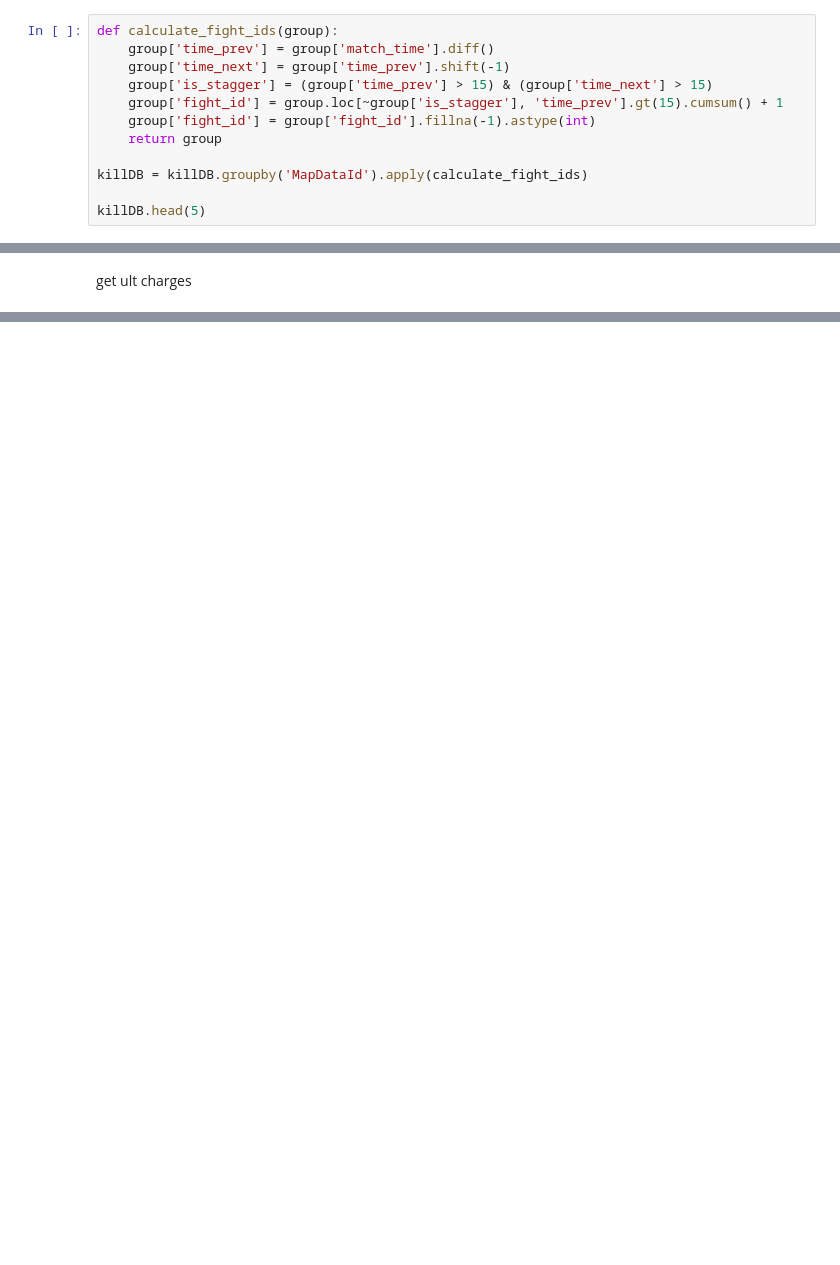
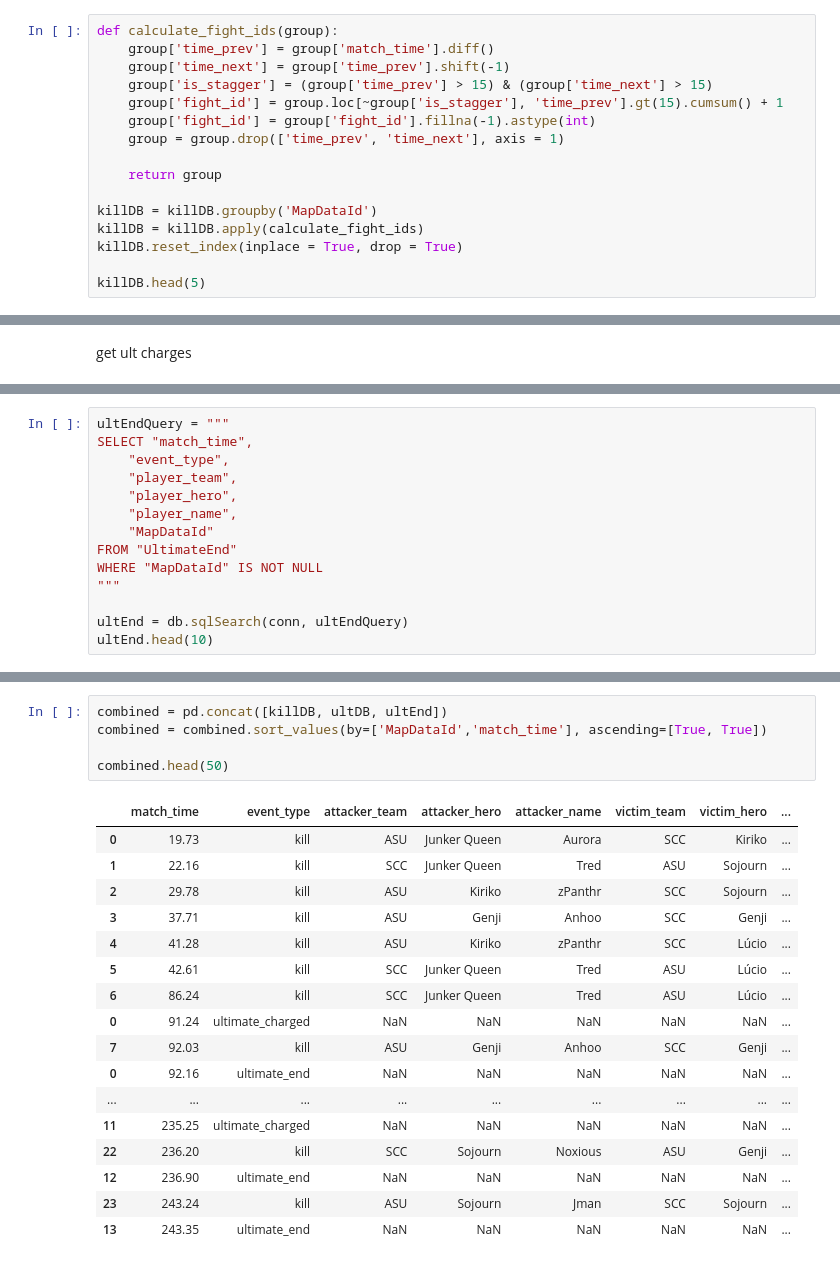
Before and after one commit to luxdotdev/ptime-tfa, a Jupyter notebook: xgdata.ipynb, the cells around one changed output, grey strips where cells are left out. Cells and saved outputs as stored; diff of their text form; blank space fills up the shorter version.

Commit message:
combine ults into kills

```diff
--- a/xgdata.ipynb
+++ b/xgdata.ipynb
@@ -63,9 +63,13 @@ def calculate_fight_ids(group):
     group['is_stagger'] = (group['time_prev'] > 15) & (group['time_next'] > 15)
     group['fight_id'] = group.loc[~group['is_stagger'], 'time_prev'].gt(15).cumsum() + 1
     group['fight_id'] = group['fight_id'].fillna(-1).astype(int)
+    group = group.drop(['time_prev', 'time_next'], axis = 1)
+
     return group
 
-killDB = killDB.groupby('MapDataId').apply(calculate_fight_ids)
+killDB = killDB.groupby('MapDataId')
+killDB = killDB.apply(calculate_fight_ids)
+killDB.reset_index(inplace = True, drop = True)
 
 killDB.head(5)
 # %% [output]
@@ -105,0 +110,14 @@ ultDB.head(10)
+# %%
+ultEndQuery = """
+SELECT "match_time",
+    "event_type",
+    "player_team",
+    "player_hero",
+    "player_name",
+    "MapDataId"
+FROM "UltimateEnd"
+WHERE "MapDataId" IS NOT NULL
+"""
+
+ultEnd = db.sqlSearch(conn, ultEndQuery)
+ultEnd.head(10)
@@ -105,0 +136,23 @@ ultDB.head(10)
+# %%
+combined = pd.concat([killDB, ultDB, ultEnd])
+combined = combined.sort_values(by=['MapDataId','match_time'], ascending=[True, True])
+
+combined.head(50)
+# %% [output]
+|  | match_time | event_type | attacker_team | attacker_hero | attacker_name | victim_team | victim_hero | ... |
+| 0 | 19.73 | kill | ASU | Junker Queen | Aurora | SCC | Kiriko | ... |
+| 1 | 22.16 | kill | SCC | Junker Queen | Tred | ASU | Sojourn | ... |
+| 2 | 29.78 | kill | ASU | Kiriko | zPanthr | SCC | Sojourn | ... |
+| 3 | 37.71 | kill | ASU | Genji | Anhoo | SCC | Genji | ... |
+| 4 | 41.28 | kill | ASU | Kiriko | zPanthr | SCC | Lúcio | ... |
+| 5 | 42.61 | kill | SCC | Junker Queen | Tred | ASU | Lúcio | ... |
+| 6 | 86.24 | kill | SCC | Junker Queen | Tred | ASU | Lúcio | ... |
+| 0 | 91.24 | ultimate_charged | NaN | NaN | NaN | NaN | NaN | ... |
+| 7 | 92.03 | kill | ASU | Genji | Anhoo | SCC | Genji | ... |
+| 0 | 92.16 | ultimate_end | NaN | NaN | NaN | NaN | NaN | ... |
+| ... | ... | ... | ... | ... | ... | ... | ... | ... |
+| 11 | 235.25 | ultimate_charged | NaN | NaN | NaN | NaN | NaN | ... |
+| 22 | 236.20 | kill | SCC | Sojourn | Noxious | ASU | Genji | ... |
+| 12 | 236.90 | ultimate_end | NaN | NaN | NaN | NaN | NaN | ... |
+| 23 | 243.24 | kill | ASU | Sojourn | Jman | SCC | Sojourn | ... |
+| 13 | 243.35 | ultimate_end | NaN | NaN | NaN | NaN | NaN | ... |
```
Also changed, not shown: parts of 4 cells of this notebook.
